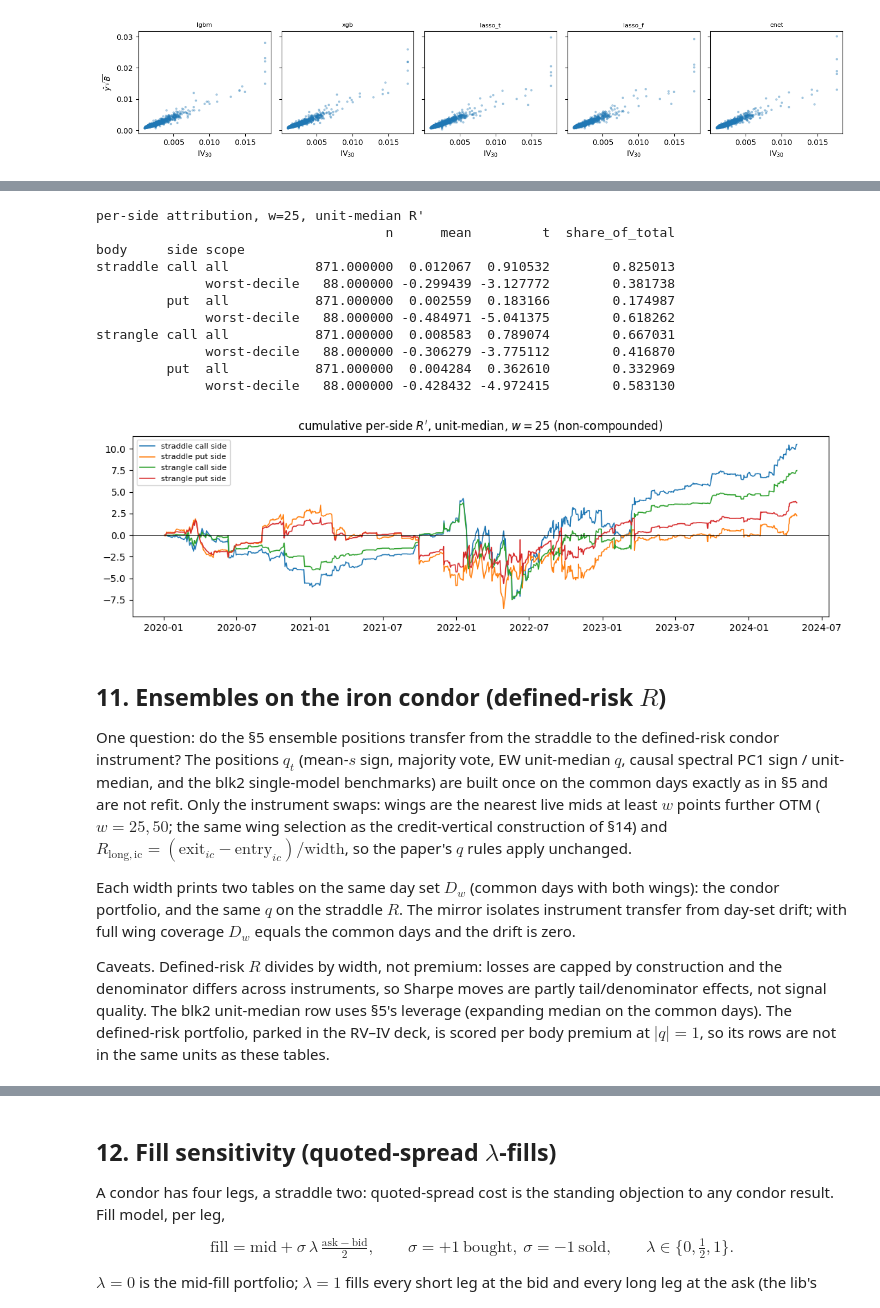
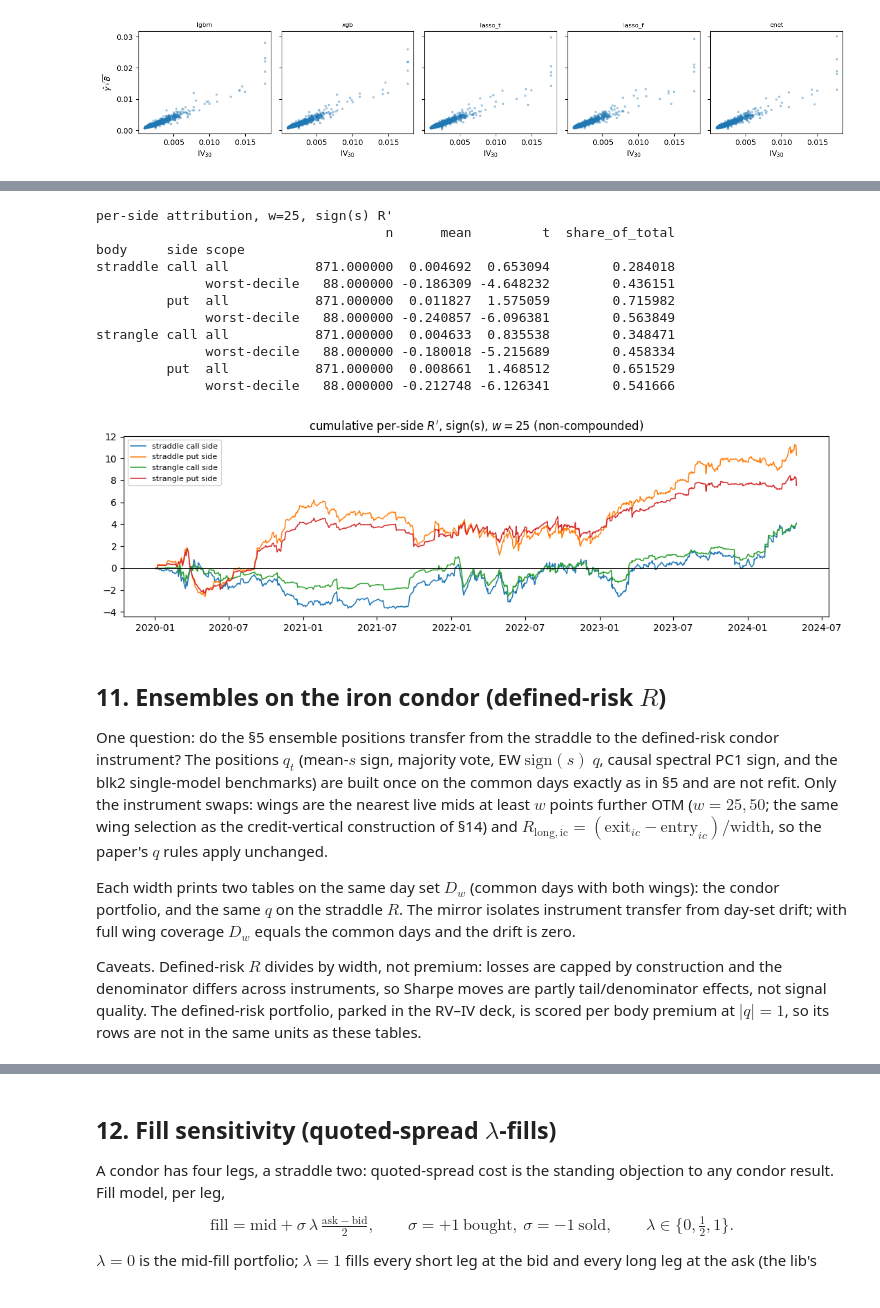
Before and after one commit to jamesdchen/harxhar-clean, a Jupyter notebook: notebooks/atm_straddle_experimental.ipynb, the cells around one changed output, grey strips where cells are left out. Drawn from its saved outputs; the diff is of its cells as text; code cells hidden in the pictures.

```diff
--- a/notebooks/atm_straddle_experimental.ipynb
+++ b/notebooks/atm_straddle_experimental.ipynb
@@ -1059,36 +1037,36 @@ pd.DataFrame(share_tabs).to_csv(OUT / "condor_lab_diag_wingshare.csv")
 
 blk = books["blk2"]
 strad_sizes = asl.rule_sizes(blk)
-strad_um = (strad_sizes["unit-median VRP"] * blk["R"]).loc[common]
+strad_sg = (strad_sizes["sign(s)"] * blk["R"]).loc[common]
 strad_as = (-blk["R"]).loc[common]
 
-cond_um = {}
+cond_sg = {}
 for w, ic in ics.items():
     joined = ic.join(blk[["signal", "pos", "R"]], how="inner", rsuffix="_strad")
     sizes = asl.rule_sizes(joined)
     idx = joined.index.intersection(common)
-    cond_um[w] = (sizes["unit-median VRP"] * joined["R_long_ic"]).loc[idx]
+    cond_sg[w] = (sizes["sign(s)"] * joined["R_long_ic"]).loc[idx]
 
 ir_rows = {}
 for w in ics:
-    ir_rows[f"IC-UM w{int(w)} vs straddle AS"] = asl.information_ratio(cond_um[w], strad_as)
-    ir_rows[f"IC-UM w{int(w)} vs straddle UM"] = asl.information_ratio(cond_um[w], strad_um)
+    ir_rows[f"IC-sign(s) w{int(w)} vs straddle AS"] = asl.information_ratio(cond_sg[w], strad_as)
+    ir_rows[f"IC-sign(s) w{int(w)} vs straddle sign(s)"] = asl.information_ratio(cond_sg[w], strad_sg)
 ir_tab = pd.DataFrame(ir_rows).T
-print("IR of condor unit-median vs straddle benchmarks")
+print("IR of condor sign(s) vs straddle benchmarks")
 print(ir_tab.to_string())
 ir_tab.to_csv(OUT / "condor_lab_diag_ir.csv")
 
-joint = strad_um.index.intersection(cond_um[25.0].index).intersection(cond_um[50.0].index)
+joint = strad_sg.index.intersection(cond_sg[25.0].index).intersection(cond_sg[50.0].index)
 tails = pd.DataFrame({
-    "straddle UM": strad_um.loc[joint],
-    "IC-UM w25": cond_um[25.0].loc[joint],
-    "IC-UM w50": cond_um[50.0].loc[joint],
+    "straddle sign(s)": strad_sg.loc[joint],
+    "IC-sign(s) w25": cond_sg[25.0].loc[joint],
+    "IC-sign(s) w50": cond_sg[50.0].loc[joint],
 })
-worst_strad = tails.nsmallest(10, "straddle UM")
-worst_ic25 = tails.nsmallest(10, "IC-UM w25")
-print("worst 10 days by straddle UM R'")
+worst_strad = tails.nsmallest(10, "straddle sign(s)")
+worst_ic25 = tails.nsmallest(10, "IC-sign(s) w25")
+print("worst 10 days by straddle sign(s) R'")
 print(worst_strad.to_string())
-print("worst 10 days by IC-UM w25 R'")
+print("worst 10 days by IC-sign(s) w25 R'")
 print(worst_ic25.to_string())
 worst_strad.to_csv(OUT / "condor_lab_diag_tails_straddle.csv")
 worst_ic25.to_csv(OUT / "condor_lab_diag_tails_ic25.csv")
@@ -1129,10 +1107,10 @@ display(fig)
 plt.close(fig)
 
 fig, ax = plt.subplots(figsize=(11, 3.4))
-ax.plot(joint, strad_um.loc[joint].cumsum().values, label="straddle unit-median", lw=1.2)
+ax.plot(joint, strad_sg.loc[joint].cumsum().values, label="straddle sign(s)", lw=1.2)
 for w in ics:
-    ax.plot(joint, cond_um[w].loc[joint].cumsum().values, label=f"IC unit-median w={int(w)}", lw=1.1)
-ax.set_title("non-compounded cumulative $R'$ — unit-median, blk2, joint days")
+    ax.plot(joint, cond_sg[w].loc[joint].cumsum().values, label=f"IC sign(s) w={int(w)}", lw=1.1)
+ax.set_title("non-compounded cumulative $R'$ — sign(s), blk2, joint days")
 ax.legend(fontsize=8)
 fig.tight_layout()
 fig.savefig(OUT / "condor_lab_cum.png", dpi=120, bbox_inches="tight")
@@ -1203,7 +1181,7 @@ def score_ic(body, width, label):
     ic["R_long_ic"] = (ic["exit_ic"] - ic["entry_ic"]) / ic["width"]
     return ic.set_index("day").sort_index()
 
-RULES = ["always short", "sign(s)", "unit-median VRP"]
+RULES = ["always short", "sign(s)"]
 KEEP = ["n", "mean", "t_mean", "Sharpe_ann", "pct_buy"]
 sg_tabs, sg_frames = {}, {}
 for label, body in (("straddle", body_straddle), ("strangle", body_strangle)):
@@ -1247,7 +1227,7 @@ side_rows, side_cum = {}, {}
 for label in ("straddle", "strangle"):
     joined, sizes, common_ic = sg_frames[(label, 25)]
     j = joined.loc[common_ic].copy()
-    q = sizes["unit-median VRP"].loc[common_ic]
+    q = sizes["sign(s)"].loc[common_ic]
     j["R_call"] = ((j["pay_c"] - j["pay_c_wing"]) - (j["mid_c"].astype(float) - j["mid_c_wing"])) / j["width"]
     j["R_put"] = ((j["pay_p"] - j["pay_p_wing"]) - (j["mid_p"].astype(float) - j["mid_p_wing"])) / j["width"]
     assert (j["R_call"] + j["R_put"] - j["R_long_ic"]).abs().max() < 1e-10
@@ -1255,52 +1235,52 @@ for label in ("straddle", "strangle"):
     worst = rp_tot <= rp_tot.quantile(0.10)
     for side in ("R_call", "R_put"):
         rp = q * j[side]
         side_cum[(label, side)] = rp.cumsum()
         for scope, mask in (("all", rp_tot.notna()), ("worst-decile", worst)):
             x = rp[mask]
             mu, sd, n = float(x.mean()), float(x.std(ddof=1)), int(len(x))
             side_rows[(label, side.replace("R_", ""), scope)] = {
                 "n": n, "mean": mu,
                 "t": mu / sd * np.sqrt(n) if sd > 0 else np.nan,
                 "share_of_total": mu / float(rp_tot[mask].mean()),
             }
 side_tab = pd.DataFrame(side_rows).T
 side_tab.index.names = ["body", "side", "scope"]
-print("per-side attribution, w=25, unit-median R'")
+print("per-side attribution, w=25, sign(s) R'")
 print(side_tab.to_string())
 side_tab.to_csv(OUT / "condor_lab_strangle_per_side_w25.csv")
 
 fig, ax = plt.subplots(figsize=(11, 3.4))
 for (label, side), cum in side_cum.items():
     ax.plot(cum.index, cum.values, lw=1.1,
             label=f"{label} {side.replace('R_', '')} side")
 ax.axhline(0, color="k", lw=0.6)
-ax.set_title("cumulative per-side $R'$, unit-median, $w=25$ (non-compounded)")
+ax.set_title("cumulative per-side $R'$, sign(s), $w=25$ (non-compounded)")
 ax.legend(fontsize=8)
 fig.tight_layout()
 fig.savefig(OUT / "condor_lab_strangle.png", dpi=120, bbox_inches="tight")
 display(fig)
 plt.close(fig)
 # %% [output]
-per-side attribution, w=25, unit-median R'
+per-side attribution, w=25, sign(s) R'
                                      n      mean         t  share_of_total
 body     side scope
-straddle call all           871.000000  0.012067  0.910532        0.825013
-              worst-decile   88.000000 -0.299439 -3.127772        0.381738
-         put  all           871.000000  0.002559  0.183166        0.174987
-              worst-decile   88.000000 -0.484971 -5.041375        0.618262
-strangle call all           871.000000  0.008583  0.789074        0.667031
-              worst-decile   88.000000 -0.306279 -3.775112        0.416870
-         put  all           871.000000  0.004284  0.362610        0.332969
-              worst-decile   88.000000 -0.428432 -4.972415        0.583130
+straddle call all           871.000000  0.004692  0.653094        0.284018
+              worst-decile   88.000000 -0.186309 -4.648232        0.436151
+         put  all           871.000000  0.011827  1.575059        0.715982
+              worst-decile   88.000000 -0.240857 -6.096381        0.563849
+strangle call all           871.000000  0.004633  0.835538        0.348471
+              worst-decile   88.000000 -0.180018 -5.215689        0.458334
+         put  all           871.000000  0.008661  1.468512        0.651529
+              worst-decile   88.000000 -0.212748 -6.126341        0.541666
-[figure, old version]
+[figure, new version]
 # %% [markdown]
 ## 11. Ensembles on the iron condor (defined-risk $R$)
 
 One question: do the §5 ensemble positions transfer from the straddle
 to the defined-risk condor instrument? The positions $q_t$ (mean-$s$
-sign, majority vote, EW unit-median $q$, causal spectral PC1 sign /
-unit-median, and the blk2 single-model benchmarks) are built once on
+sign, majority vote, EW $\mathrm{sign}(s)$ $q$, causal spectral PC1
+sign, and the blk2 single-model benchmarks) are built once on
 the common days exactly as in §5 and are not refit. Only the
 instrument swaps: wings are the nearest live mids at least $w$ points
 further OTM ($w=25,50$; the same wing selection as the credit-vertical
@@ -1316,8 +1296,7 @@ full wing coverage $D_w$ equals the common days and the drift is zero.
 Caveats. Defined-risk $R$ divides by width, not premium: losses are
 capped by construction and the denominator differs across instruments,
 so Sharpe moves are partly tail/denominator effects, not signal
-quality. The blk2 unit-median row uses §5's leverage (expanding median
-on the common days). The defined-risk portfolio, parked in the RV–IV deck, is scored per
+quality. The defined-risk portfolio, parked in the RV–IV deck, is scored per
 body premium at $|q|=1$, so its rows are not in the same units as
 these tables.
 # %%
```
Also changed, not shown: parts of 22 cells of this notebook, 56 other files.
